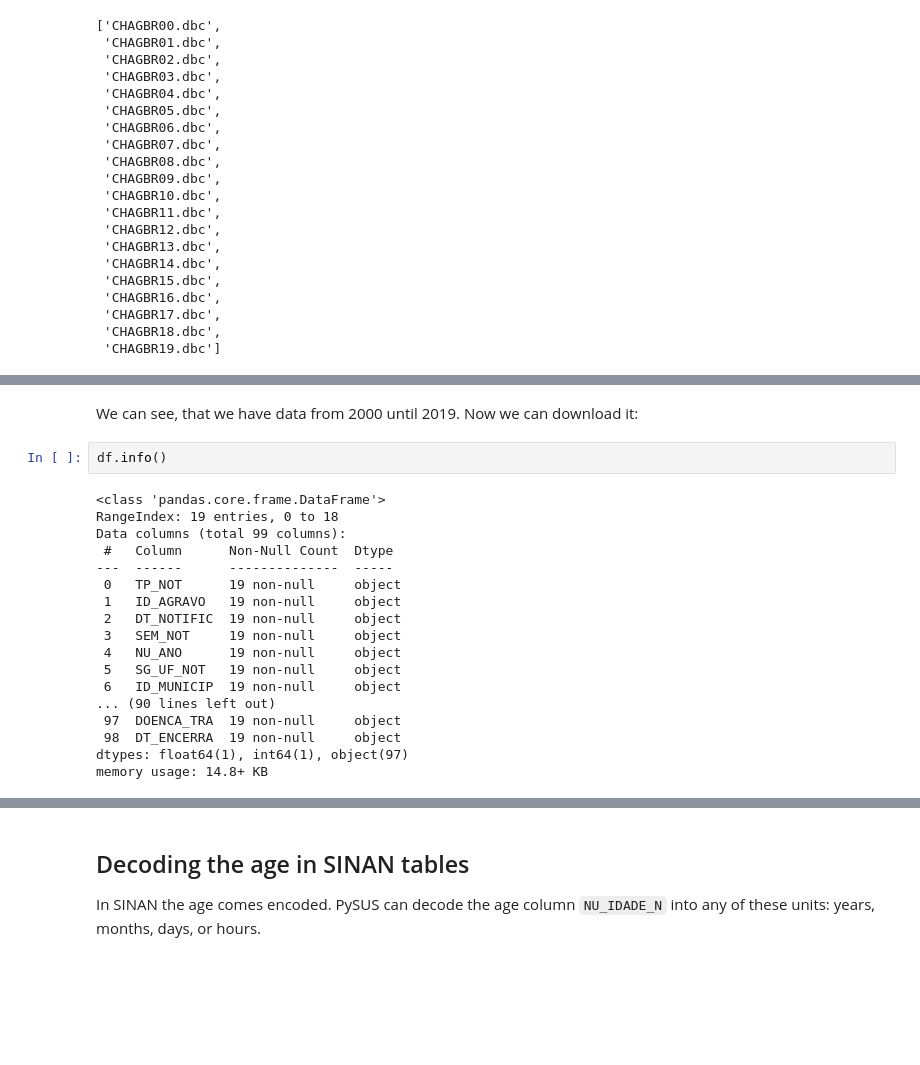
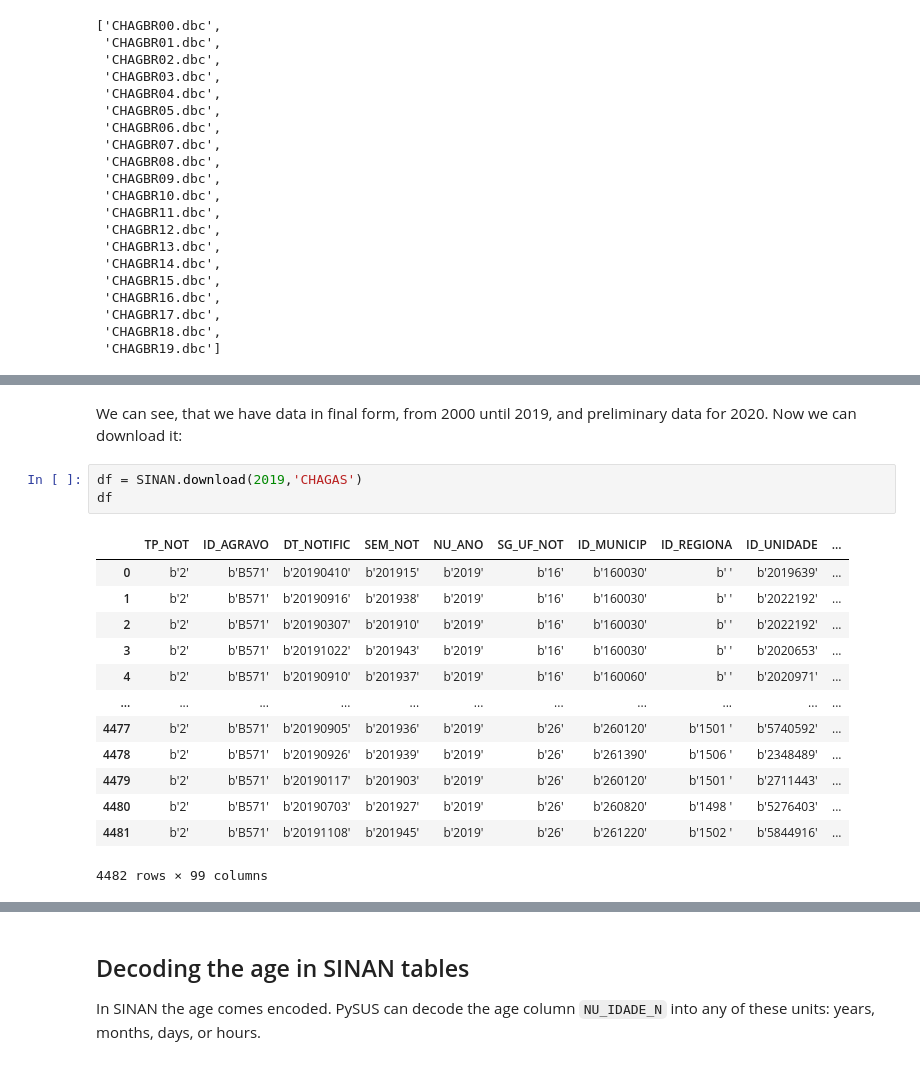
Before and after one commit to AlertaDengue/PySUS, a Jupyter notebook: docs/source/SINAN.ipynb, the cells around one changed output, grey strips where cells are left out. Cells and saved outputs as stored; diff of their text form; blank space fills up the shorter version.

```diff
--- a/docs/source/SINAN.ipynb
+++ b/docs/source/SINAN.ipynb
@@ -55,22 +94,19 @@ SINAN.get_available_years('chagas')
 # %% [markdown]
-We can see, that we have data from 2000 until 2019. Now we can download it:
+We can see, that we have data in final form, from 2000 until 2019, and preliminary data for 2020. Now we can download it:
-# %%
-df.info()
-# %% [output]
-<class 'pandas.core.frame.DataFrame'>
-RangeIndex: 19 entries, 0 to 18
-Data columns (total 99 columns):
- #   Column      Non-Null Count  Dtype
----  ------      --------------  -----
- 0   TP_NOT      19 non-null     object
- 1   ID_AGRAVO   19 non-null     object
- 2   DT_NOTIFIC  19 non-null     object
- 3   SEM_NOT     19 non-null     object
- 4   NU_ANO      19 non-null     object
- 5   SG_UF_NOT   19 non-null     object
- 6   ID_MUNICIP  19 non-null     object
-... (90 lines left out)
- 97  DOENCA_TRA  19 non-null     object
- 98  DT_ENCERRA  19 non-null     object
-dtypes: float64(1), int64(1), object(97)
-memory usage: 14.8+ KB
+# %%
+df = SINAN.download(2019,'CHAGAS')
+df
+# %% [output]
+|  | TP_NOT | ID_AGRAVO | DT_NOTIFIC | SEM_NOT | NU_ANO | SG_UF_NOT | ID_MUNICIP | ID_REGIONA | ID_UNIDADE | ... |
+| 0 | b'2' | b'B571' | b'20190410' | b'201915' | b'2019' | b'16' | b'160030' | b' ' | b'2019639' | ... |
+| 1 | b'2' | b'B571' | b'20190916' | b'201938' | b'2019' | b'16' | b'160030' | b' ' | b'2022192' | ... |
+| 2 | b'2' | b'B571' | b'20190307' | b'201910' | b'2019' | b'16' | b'160030' | b' ' | b'2022192' | ... |
+| 3 | b'2' | b'B571' | b'20191022' | b'201943' | b'2019' | b'16' | b'160030' | b' ' | b'2020653' | ... |
+| 4 | b'2' | b'B571' | b'20190910' | b'201937' | b'2019' | b'16' | b'160060' | b' ' | b'2020971' | ... |
+| ... | ... | ... | ... | ... | ... | ... | ... | ... | ... | ... |
+| 4477 | b'2' | b'B571' | b'20190905' | b'201936' | b'2019' | b'26' | b'260120' | b'1501 ' | b'5740592' | ... |
+| 4478 | b'2' | b'B571' | b'20190926' | b'201939' | b'2019' | b'26' | b'261390' | b'1506 ' | b'2348489' | ... |
+| 4479 | b'2' | b'B571' | b'20190117' | b'201903' | b'2019' | b'26' | b'260120' | b'1501 ' | b'2711443' | ... |
+| 4480 | b'2' | b'B571' | b'20190703' | b'201927' | b'2019' | b'26' | b'260820' | b'1498 ' | b'5276403' | ... |
+| 4481 | b'2' | b'B571' | b'20191108' | b'201945' | b'2019' | b'26' | b'261220' | b'1502 ' | b'5844916' | ... |
+4482 rows × 99 columns
```
Also changed, not shown: parts of 11 cells of this notebook, 2 other files.
